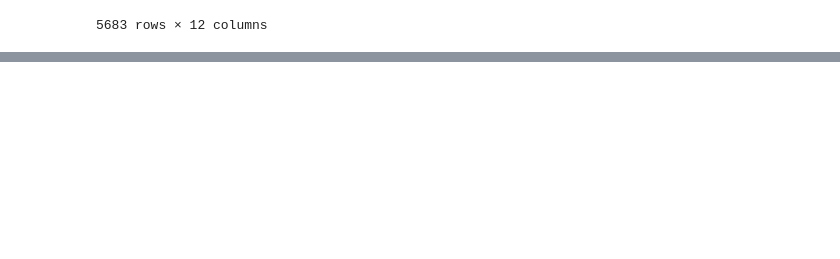
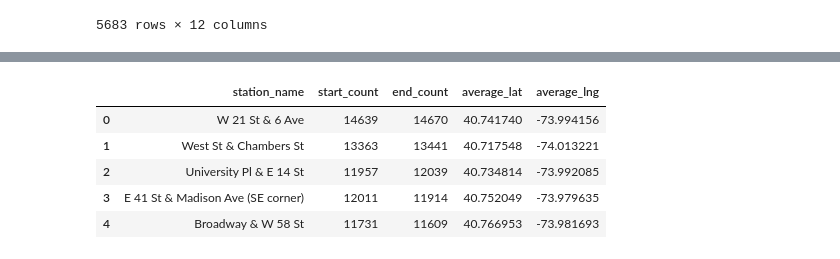
Before and after one commit to alyssahondrade/citibike-tableau, a Jupyter notebook: data_cleaning.ipynb, the cells around one changed output, grey strips where cells are left out. Drawn from its saved outputs; the diff is of its cells as text; code cells hidden in the pictures; blank space fills up the shorter version.

```diff
--- a/data_cleaning.ipynb
+++ b/data_cleaning.ipynb
@@ -589,0 +661,4 @@ memory usage: 506.4+ MB
+# %%
+# Create station_trips by importing the csv
+station_trips = pd.read_csv(station_trips_path)
+station_trips.head()
@@ -589,0 +674,6 @@ memory usage: 506.4+ MB
+# %%
+# Rename count to end_count
+station_trips = station_trips.rename(columns={
+    'count': 'end_count',
+    'end_station_name': 'station_name'})
+station_trips.head()
@@ -589,0 +687,11 @@ memory usage: 506.4+ MB
+# %%
+# Add the start_count
+start_stations = pd.DataFrame(stations_df.start_station_name.value_counts()).reset_index()
+
+# Rename the columns for merging
+start_stations = start_stations.rename(columns={
+    'count': 'start_count',
+    'start_station_name': 'station_name'})
+
+# Display the DataFrame
+start_stations.head()
@@ -589,0 +705,14 @@ memory usage: 506.4+ MB
+# %%
+# Merge the DataFrames
+station_trips = pd.merge(station_trips, start_stations, how="inner", on="station_name")
+# %%
+# Rearrange columns and display
+station_trips = station_trips[['station_name', 'start_count', 'end_count', 'average_lat', 'average_lng']]
+station_trips.head()
+# %% [output]
+|  | station_name | start_count | end_count | average_lat | average_lng |
+| 0 | W 21 St & 6 Ave | 14639 | 14670 | 40.741740 | -73.994156 |
+| 1 | West St & Chambers St | 13363 | 13441 | 40.717548 | -74.013221 |
+| 2 | University Pl & E 14 St | 11957 | 12039 | 40.734814 | -73.992085 |
+| 3 | E 41 St & Madison Ave (SE corner) | 12011 | 11914 | 40.752049 | -73.979635 |
+| 4 | Broadway & W 58 St | 11731 | 11609 | 40.766953 | -73.981693 |
```
Also changed, not shown: parts of 21 cells of this notebook, 1 other file.
